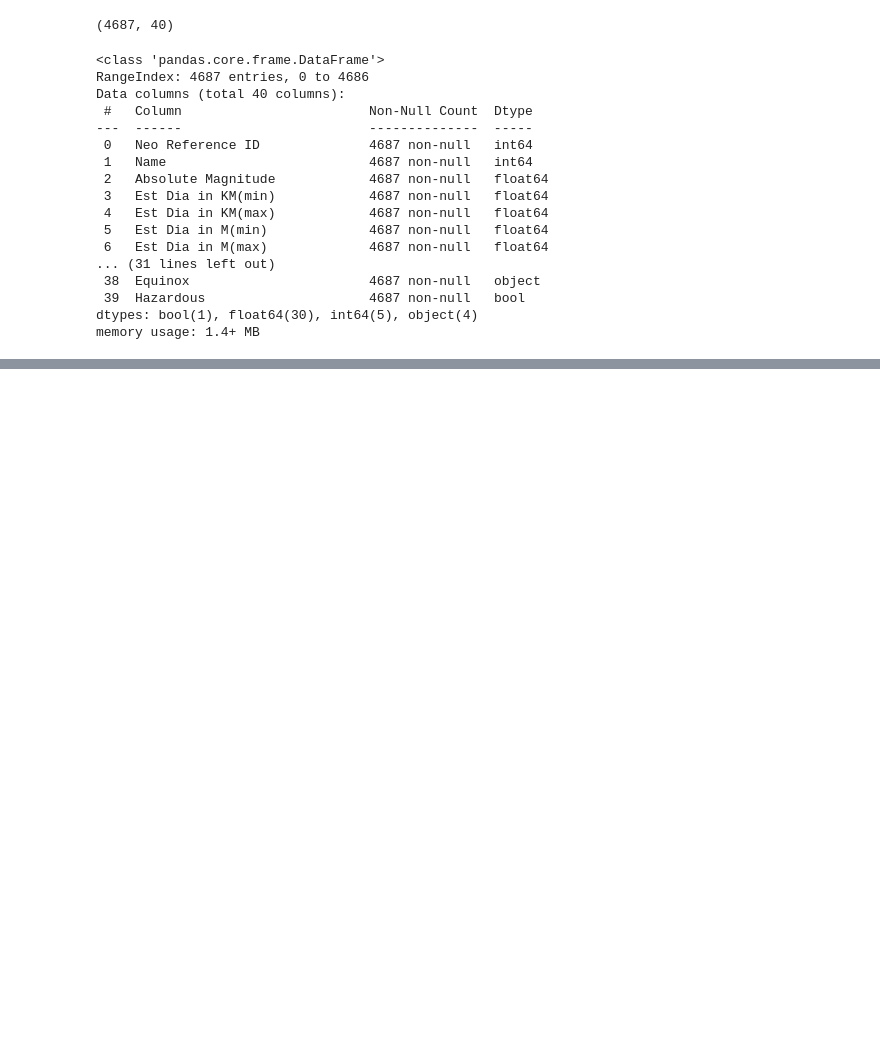
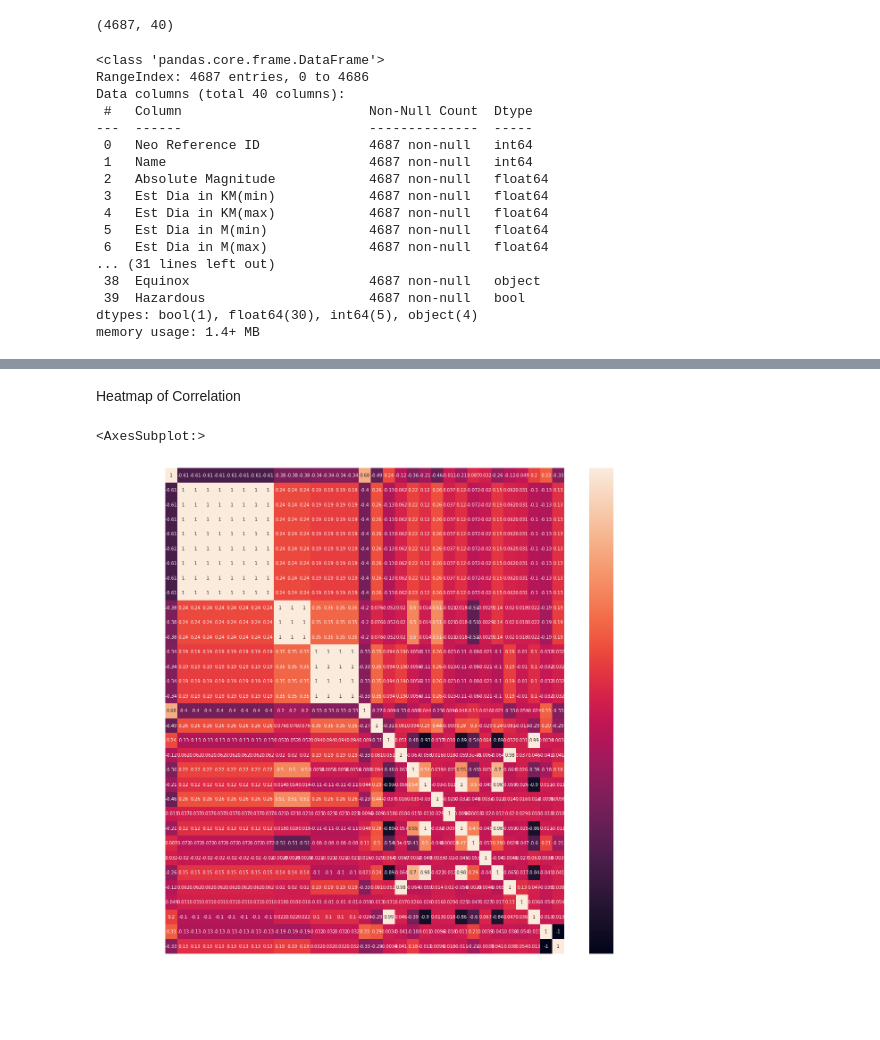
Before and after one commit to Rishiraj-singh7/NASA-Asteroids, a Jupyter notebook: main.ipynb, the cells around one changed output, grey strips where cells are left out. Cells and saved outputs as stored; diff of their text form; code cells hidden in the pictures; blank space fills up the shorter version.

Commit message:
Heatmap

```diff
--- a/main.ipynb
+++ b/main.ipynb
@@ -45,0 +78,3 @@ memory usage: 1.4+ MB
+# %%
+hazardous_labels = pd.get_dummies(df['Hazardous'])
+hazardous_labels
@@ -45,0 +95,3 @@ memory usage: 1.4+ MB
+# %%
+df = pd.concat([df, hazardous_labels], axis = 1)
+df.head()
@@ -45,0 +106,3 @@ memory usage: 1.4+ MB
+# %%
+df = df.drop(['Hazardous'], axis = 1)
+df.head()
@@ -45,0 +154,2 @@ memory usage: 1.4+ MB
+# %%
+df = df.drop(['Orbiting Body', 'Equinox'], axis = 1)
@@ -45,0 +166,8 @@ memory usage: 1.4+ MB
+# %% [markdown]
+Heatmap of Correlation
+# %%
+plt.figure(figsize = (20,20))
+sns.heatmap(df.corr(),annot = True)
+# %% [output]
+<AxesSubplot:>
+[figure, added]
```
Also changed, not shown: parts of 13 cells of this notebook.
